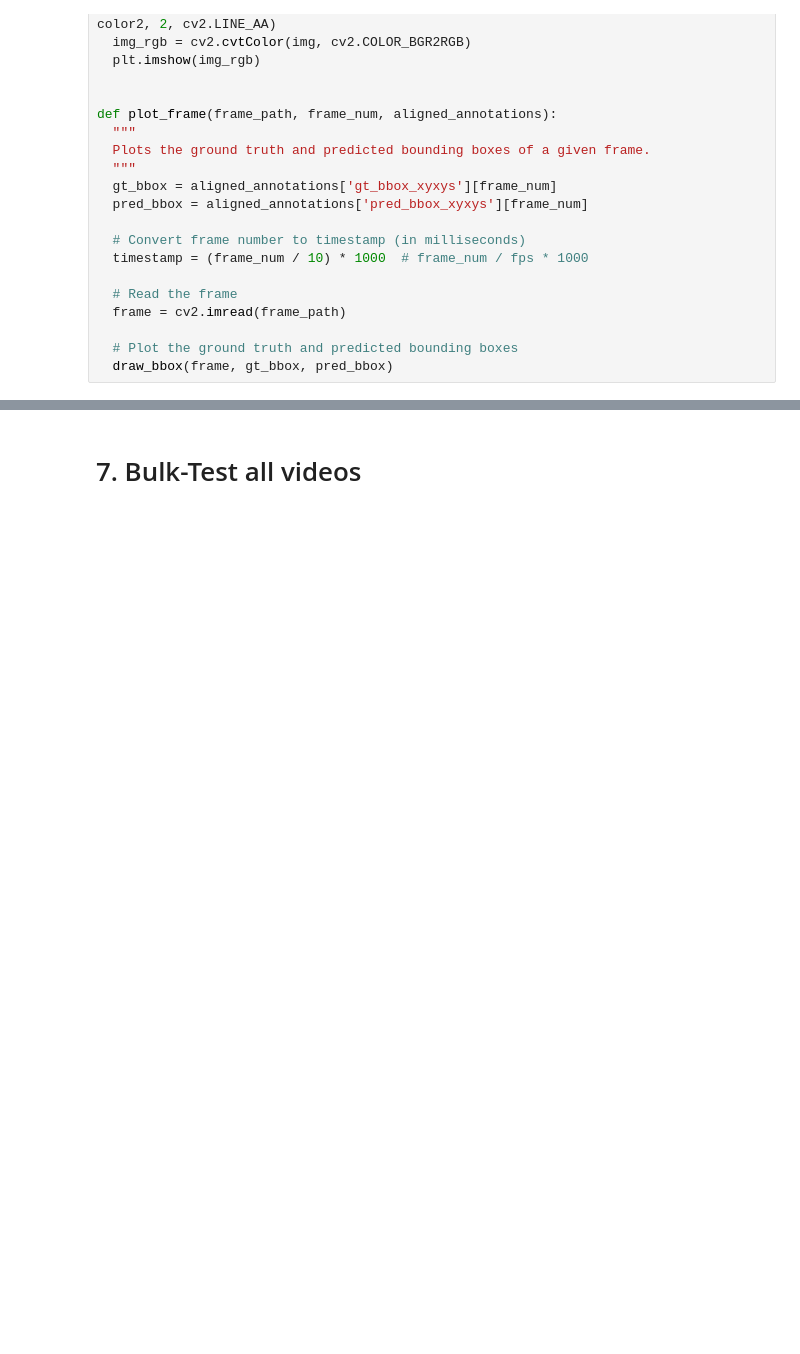
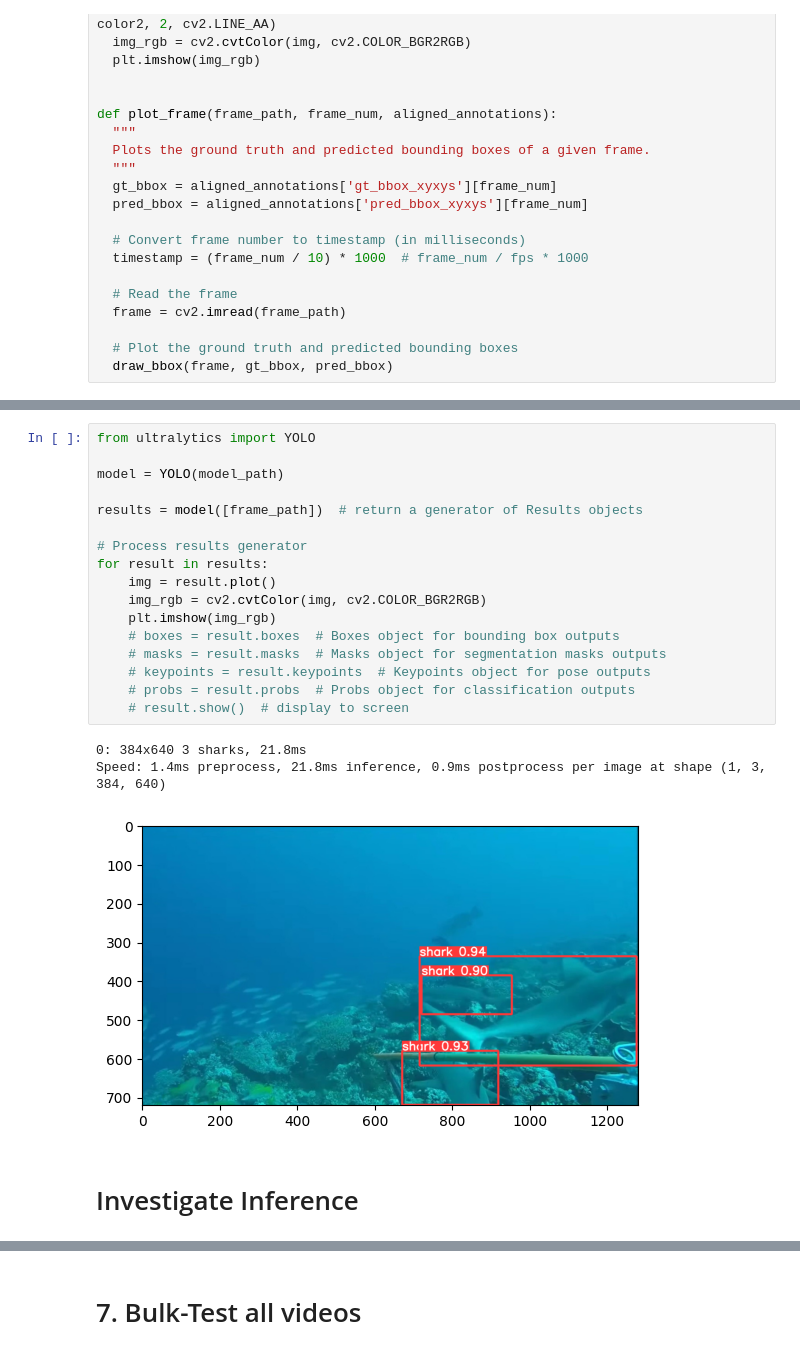
Before and after one commit to filippovarini/SharkTrack-Dev, a Jupyter notebook: evaluation/evaluate_tracking.ipynb, the cells around one changed output, grey strips where cells are left out. Drawn from its saved outputs; the diff is of its cells as text; blank space fills up the shorter version.

```diff
--- a/evaluation/evaluate_tracking.ipynb
+++ b/evaluation/evaluate_tracking.ipynb
@@ -77,0 +125,23 @@ plot_frame(frame_path, frame_to_inspect, aligned_annotations)
+# %%
+from ultralytics import YOLO
+
+model = YOLO(model_path)
+
+results = model([frame_path])  # return a generator of Results objects
+
+# Process results generator
+for result in results:
+    img = result.plot()
+    img_rgb = cv2.cvtColor(img, cv2.COLOR_BGR2RGB)
+    plt.imshow(img_rgb)
+    # boxes = result.boxes  # Boxes object for bounding box outputs
+    # masks = result.masks  # Masks object for segmentation masks outputs
+    # keypoints = result.keypoints  # Keypoints object for pose outputs
+    # probs = result.probs  # Probs object for classification outputs
+    # result.show()  # display to screen
+# %% [output]
+0: 384x640 3 sharks, 21.8ms
+Speed: 1.4ms preprocess, 21.8ms inference, 0.9ms postprocess per image at shape (1, 3, 384, 640)
+[figure, added]
+# %% [markdown]
+# Investigate Inference
```
Also changed, not shown: parts of 6 cells of this notebook, 4 other files.
